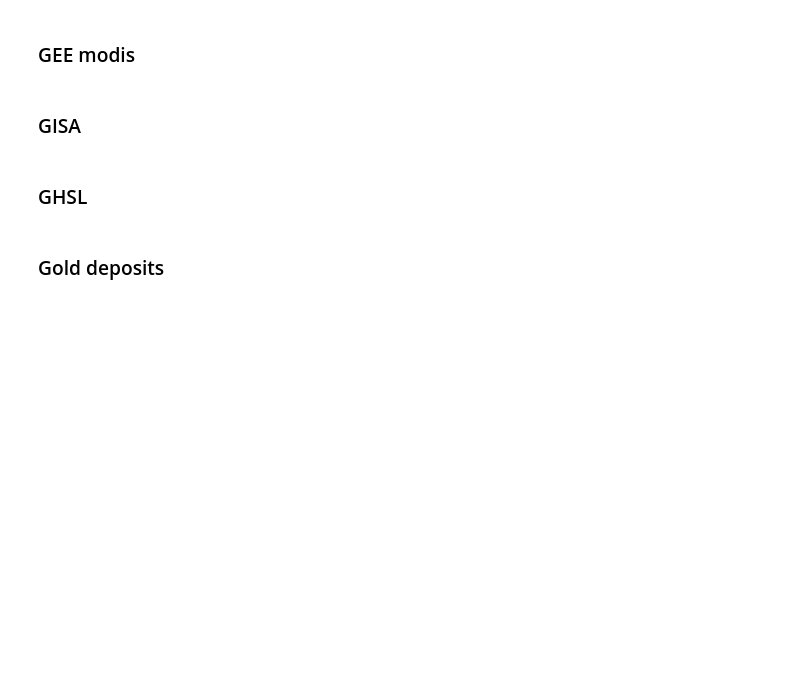
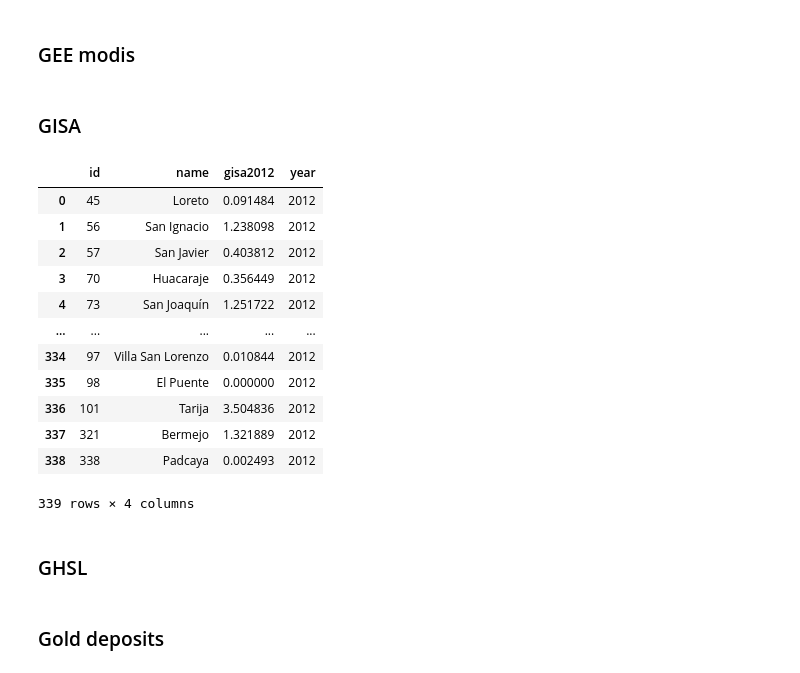
Before and after one commit to HendrixPeralta/bol_hdi_prediction, a Jupyter notebook: 01_data_exploration.ipynb, the cells around one changed output. Saved outputs shown, nothing was run; the diff lists cells and outputs as text; code cells hidden in the pictures; blank space fills up the shorter version.

Commit message:
Added the GISA data for 2012 to the sat_mod

```diff
--- a/01_data_exploration.ipynb
+++ b/01_data_exploration.ipynb
@@ -241,15 +241,29 @@ gee_modis2013 = gee_modis2013.rename(columns = {"gee_id":"id"})
 # %%
 gisa = pd.read_csv("data/satellite/GISA 2012-2019.csv")
 gisa = gisa.drop(columns = {'system:index','country','level','system:time_start','.geo'})
 
 # 2012
 gisa2012 = gisa[gisa["year"]==2012]
 gisa2012 = gisa2012.rename(columns = {"total_area":"gisa2012"})
 
 # 2013
 gisa2013 = gisa[gisa["year"]==2013]
 gisa2013 = gisa2013.rename(columns = {"total_area":"gisa2013"})
-#gisa2012.isna().sum()
+gisa2012
+# %% [output]
+|  | id | name | gisa2012 | year |
+| 0 | 45 | Loreto | 0.091484 | 2012 |
+| 1 | 56 | San Ignacio | 1.238098 | 2012 |
+| 2 | 57 | San Javier | 0.403812 | 2012 |
+| 3 | 70 | Huacaraje | 0.356449 | 2012 |
+| 4 | 73 | San Joaquín | 1.251722 | 2012 |
+| ... | ... | ... | ... | ... |
+| 334 | 97 | Villa San Lorenzo | 0.010844 | 2012 |
+| 335 | 98 | El Puente | 0.000000 | 2012 |
+| 336 | 101 | Tarija | 3.504836 | 2012 |
+| 337 | 321 | Bermejo | 1.321889 | 2012 |
+| 338 | 338 | Padcaya | 0.002493 | 2012 |
+339 rows × 4 columns
 # %% [markdown]
 ### GHSL
 # %%
```
Also changed, not shown: parts of 3 cells of this notebook.
